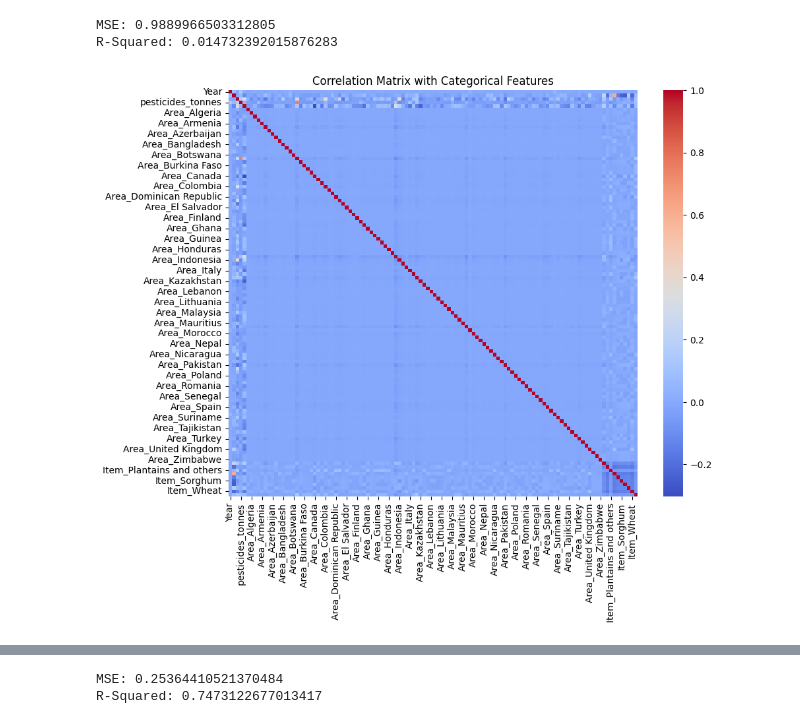
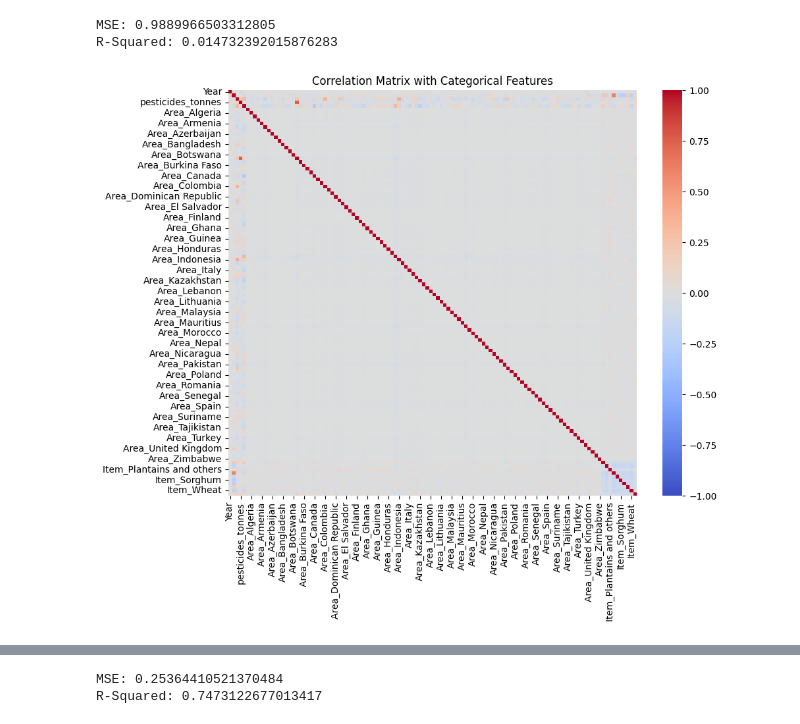
Before and after one commit to kv22aac/final-project-crop-yield-prediction, a Jupyter notebook: test.ipynb, the cells around one changed output, grey strips where cells are left out. Cells and saved outputs as stored; diff of their text form; code cells hidden in the pictures.

```diff
--- a/test.ipynb
+++ b/test.ipynb
@@ -87,3 +69 @@ data
-# %%
-data = pd.DataFrame(data)
 # %%
@@ -175,27 +163,18 @@ encoded_df = pd.DataFrame(encoded_features, columns=encoder.get_feature_names_ou
 # %%
 model_data = pd.concat([data.drop(['Area', 'Item'], axis=1).reset_index(drop=True), encoded_df], axis=1)
 
 # Correlation matrix for the new dataset with encoded categorical features
 corr_matrix_full = model_data.corr()
 plt.figure(figsize=(10, 8))
-sns.heatmap(corr_matrix_full, cmap='coolwarm')
+sns.heatmap(corr_matrix_full, cmap='coolwarm',vmin=-1)
 plt.title("Correlation Matrix with Categorical Features")
 plt.show()
 
 # Prepare data for modeling with categorical features
 features_full = model_data.drop('hg/ha_yield', axis=1)
 target_full = model_data['hg/ha_yield']
 
 # Split the data into training and testing sets
 X_train_full, X_test_full, y_train_full, y_test_full = train_test_split(features_full, target_full, test_size=0.2, random_state=0)
-
-# Fit the model with the new dataset
-model_full = LinearRegression()
-model_full.fit(X_train_full, y_train_full)
-
-# Predictions and model evaluation with the new dataset
-y_pred_full = model_full.predict(X_test_full)
-mse_full = mean_squared_error(y_test_full, y_pred_full)
-r2_full = r2_score(y_test_full, y_pred_full)
 # %% [output]
-[figure, old version]
+[figure, new version]
```
Also changed, not shown: parts of 13 cells of this notebook, 6 other files.
